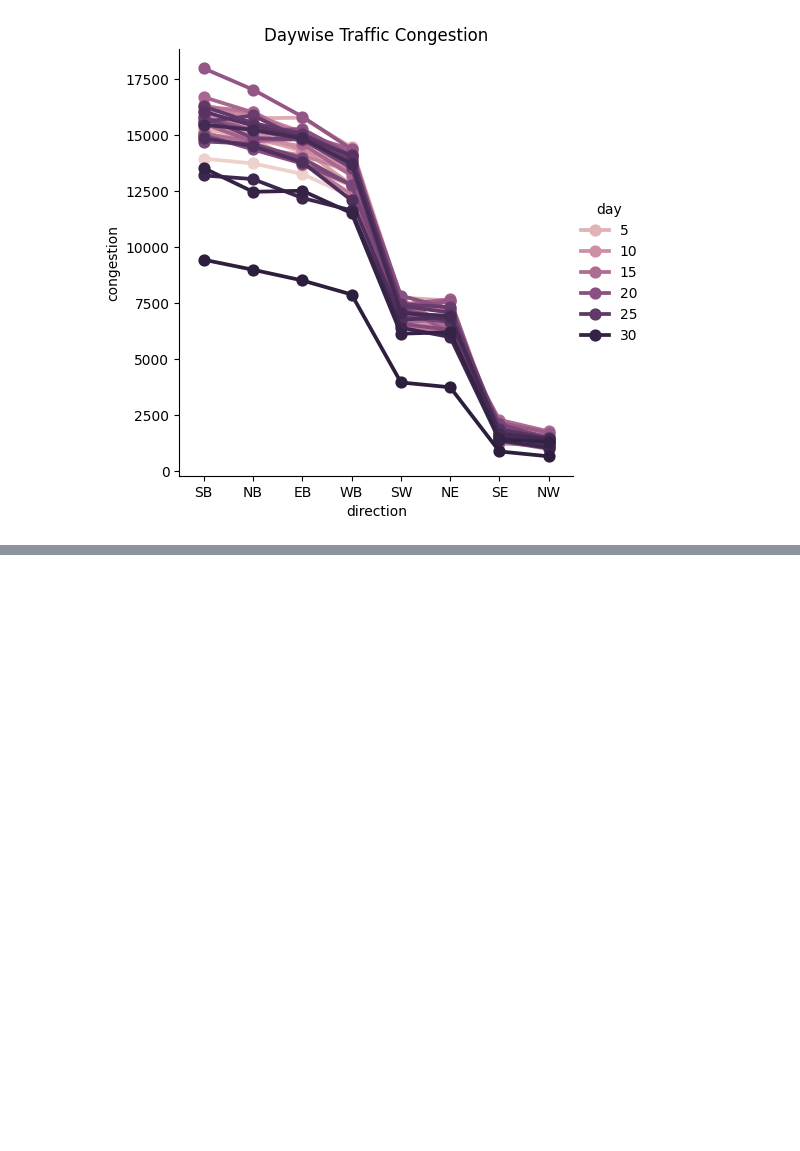
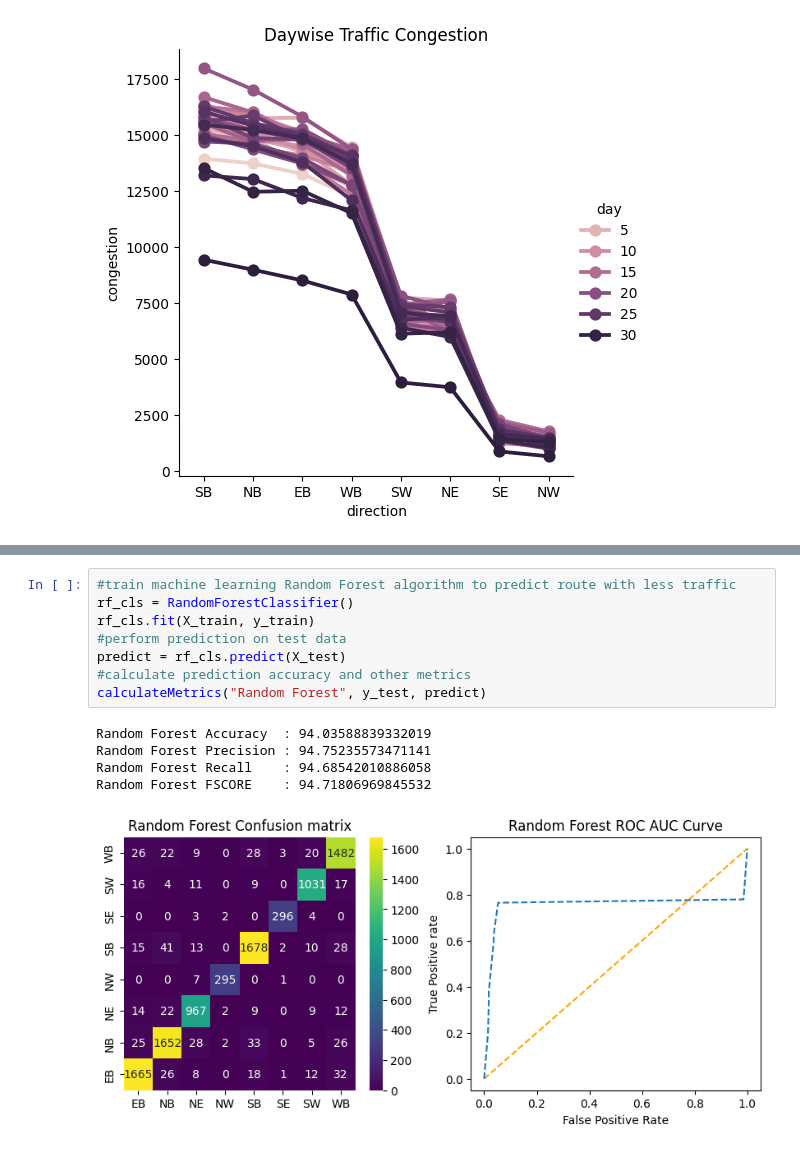
Before and after one commit to Venkatesh-1523/Traffic_route_prediction, a Jupyter notebook: TrafficRoutePrediction.ipynb, the cells around one changed output, grey strips where cells are left out. Saved outputs shown, nothing was run; the diff lists cells and outputs as text; blank space fills up the shorter version.

```diff
--- a/TrafficRoutePrediction.ipynb
+++ b/TrafficRoutePrediction.ipynb
@@ -123,0 +230,14 @@ plt.show()
+# %%
+#train machine learning Random Forest algorithm to predict route with less traffic
+rf_cls = RandomForestClassifier()
+rf_cls.fit(X_train, y_train)
+#perform prediction on test data
+predict = rf_cls.predict(X_test)
+#calculate prediction accuracy and other metrics
+calculateMetrics("Random Forest", y_test, predict)
+# %% [output]
+Random Forest Accuracy  : 94.03588839332019
+Random Forest Precision : 94.75235573471141
+Random Forest Recall    : 94.68542010886058
+Random Forest FSCORE    : 94.71806969845532
+[figure, added]
```
Also changed, not shown: parts of 7 cells of this notebook.
